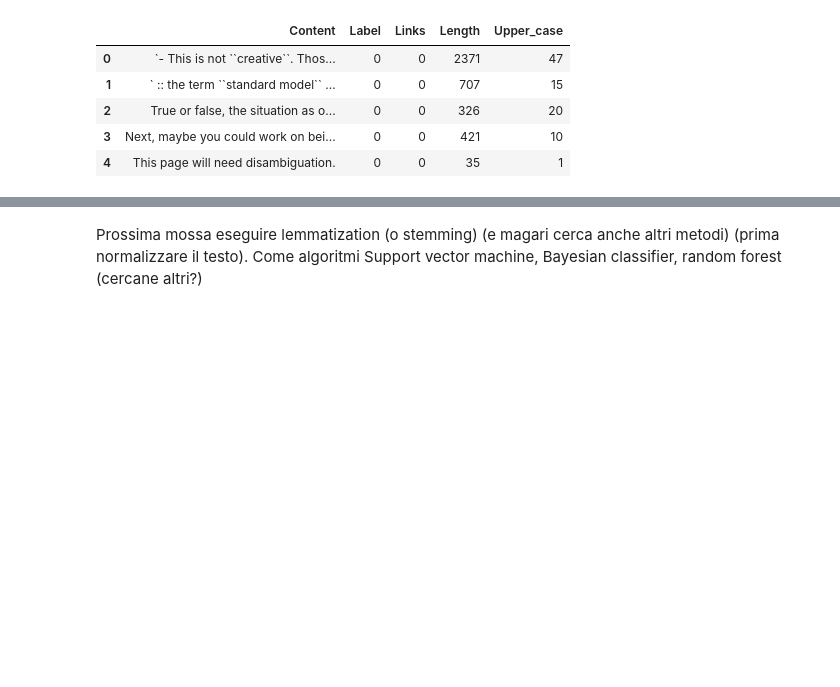
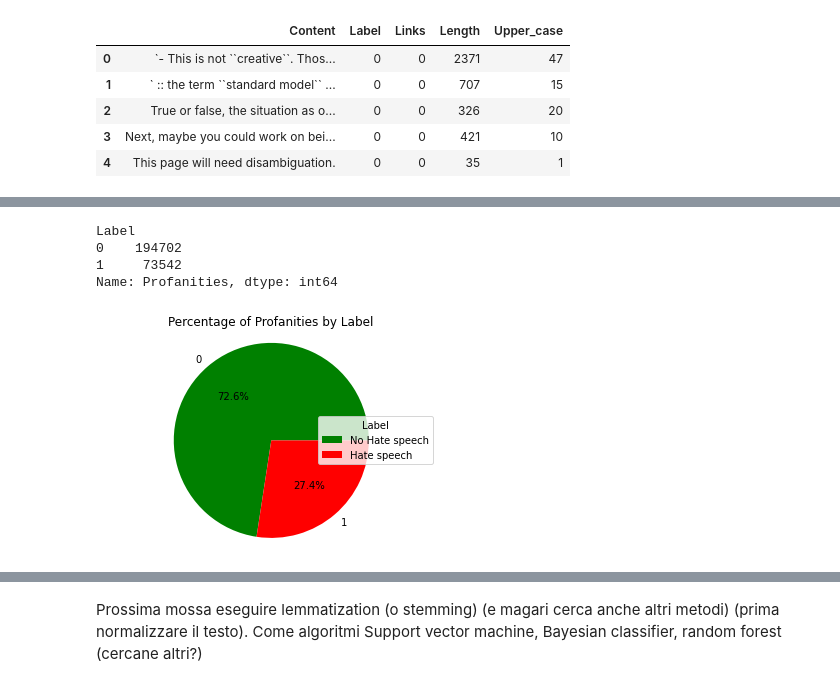
Before and after one commit to FilippoSechi/HateSpeechDetection, a Jupyter notebook: notebook.ipynb, the cells around one changed output, grey strips where cells are left out. Cells and saved outputs as stored; diff of their text form; code cells hidden in the pictures; blank space fills up the shorter version.

```diff
--- a/notebook.ipynb
+++ b/notebook.ipynb
@@ -294,0 +239,24 @@ df.tail(50)
+# %%
+import matplotlib.pyplot as plt
+
+# Group the dataframe by 'Label' and calculate the sum of 'Profanities' for each label
+profanity_totals = df.groupby('Label')['Profanities'].sum()
+
+# Set custom colors for the pie chart
+colors = ['green', 'red']
+
+# Create a pie chart
+plt.pie(profanity_totals, labels=profanity_totals.index, autopct='%1.1f%%', colors=colors)
+
+# Add a legend on the right side
+plt.legend(title='Label', labels=['No Hate speech', 'Hate speech'], loc='center right')
+
+plt.title("Percentage of Profanities by Label")
+plt.axis('equal')  # Equal aspect ratio ensures that pie is drawn as a circle
+plt.show()
+# %% [output]
+Label
+0    194702
+1     73542
+Name: Profanities, dtype: int64
+[figure, added]
```
Also changed, not shown: parts of 27 cells of this notebook, 1 other file.
